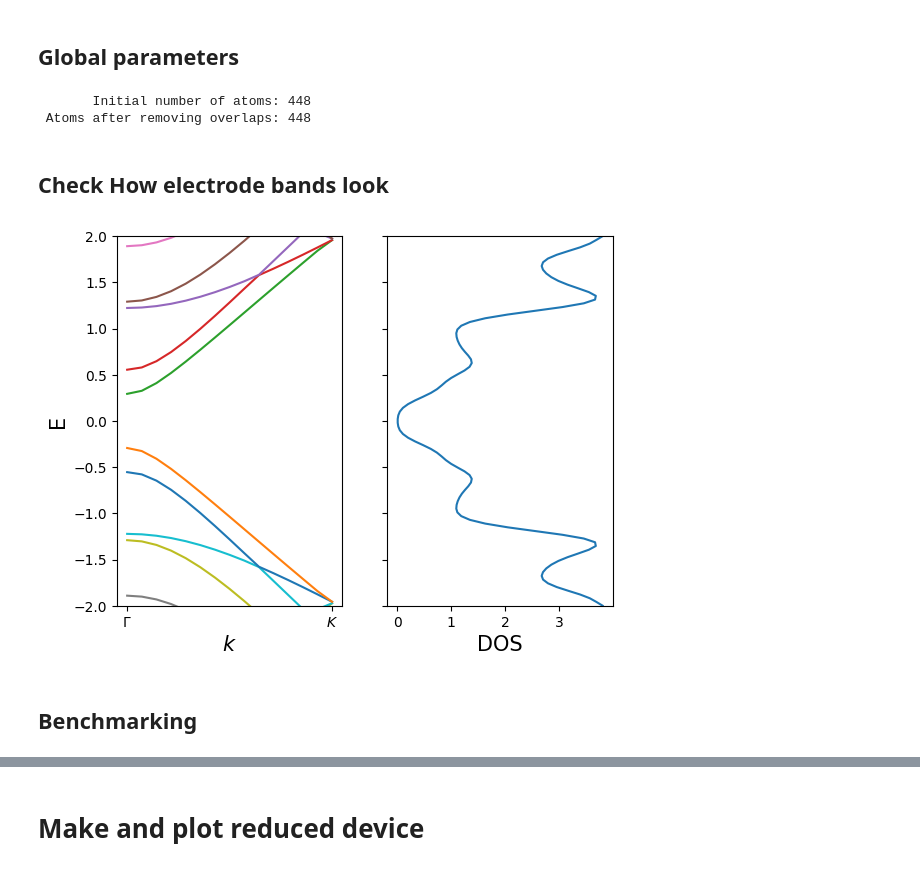
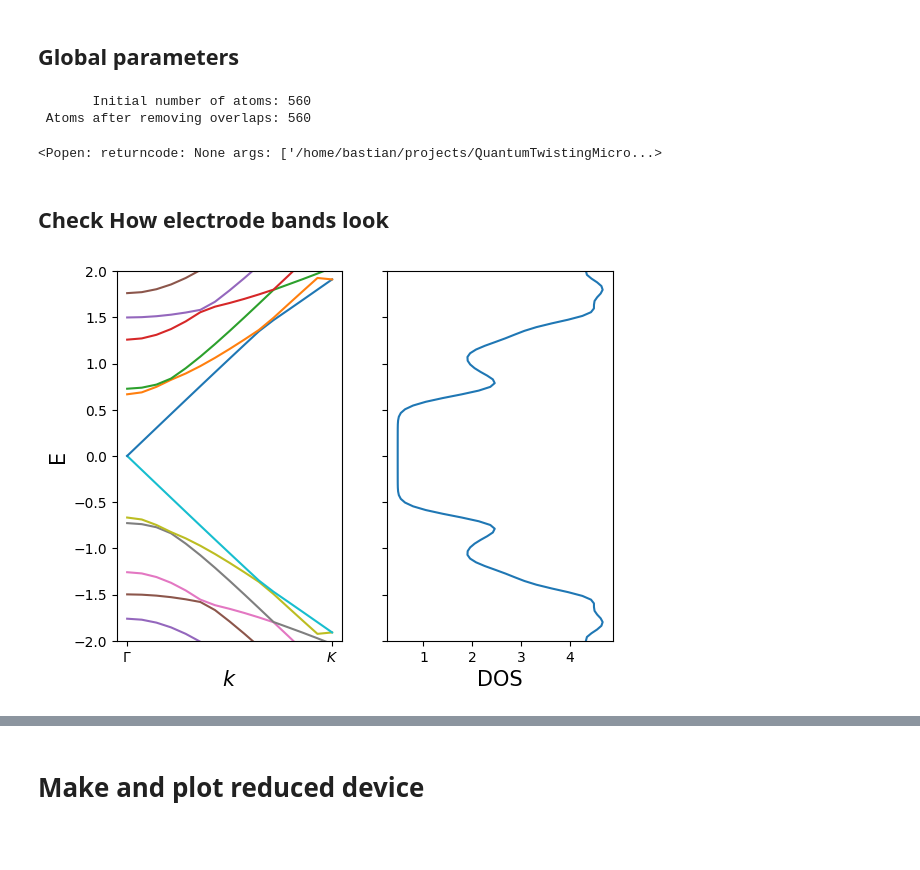
Before and after one commit to BastianValhoj/QuantumTwistingMicroscope, a Jupyter notebook: QTM/notebooks/LDOS_for_reduced_structure.ipynb, the cells around one changed output, grey strips where cells are left out. Cells and saved outputs as stored; diff of their text form; code cells hidden in the pictures; blank space fills up the shorter version.

```diff
--- a/QTM/notebooks/LDOS_for_reduced_structure.ipynb
+++ b/QTM/notebooks/LDOS_for_reduced_structure.ipynb
@@ -60,7 +61,7 @@ def electrode_dos(ham, nk, energies):
 # %% [markdown]
 ## Global parameters
 # %%
-WIDTH = 16 # width of electrode / ribbon
+WIDTH = 20 # width of electrode / ribbon
 LENGTH = 2 # 1/2 length of electrode
 CENTER_SIZE = 5 # number of 'electrodes' to tile for center of device
 # %%
@@ -72,8 +73,12 @@ device_ribbon, lr_idx_ribbon = build_reduced_device(ribbon, electrode, repeat=1)
 atoms_style = mark_electrode(lr_idx_ribbon)
 plot_with_center(device_ribbon, atoms_style=atoms_style)
 # %% [output]
-       Initial number of atoms: 448
- Atoms after removing overlaps: 448
+       Initial number of atoms: 560
+ Atoms after removing overlaps: 560
+# %%
+view(device_ribbon.to.ase())
+# %% [output]
+<Popen: returncode: None args: ['/home/bastian/projects/QuantumTwistingMicro...>
 # %% [markdown]
 ## Check How electrode bands look
 # %%
@@ -93,11 +98,9 @@ def plot_dos_band(device, nk, energies):
 
     return fig, axes
 # %%
-energies = np.linspace(-2, 2, num=100)
-fig, axes = plot_dos_band(electrode, 100, energies)
+ENERGIES = np.linspace(-2, 2, num=50)
+fig, axes = plot_dos_band(electrode, 100, ENERGIES)
 minmax = 2
 axes[0].set(ylim=(-minmax, minmax));
 # %% [output]
-[figure, old version]
+[figure, new version]
-# %% [markdown]
-## Benchmarking
```
Also changed, not shown: parts of 10 cells of this notebook, 1 other file.
